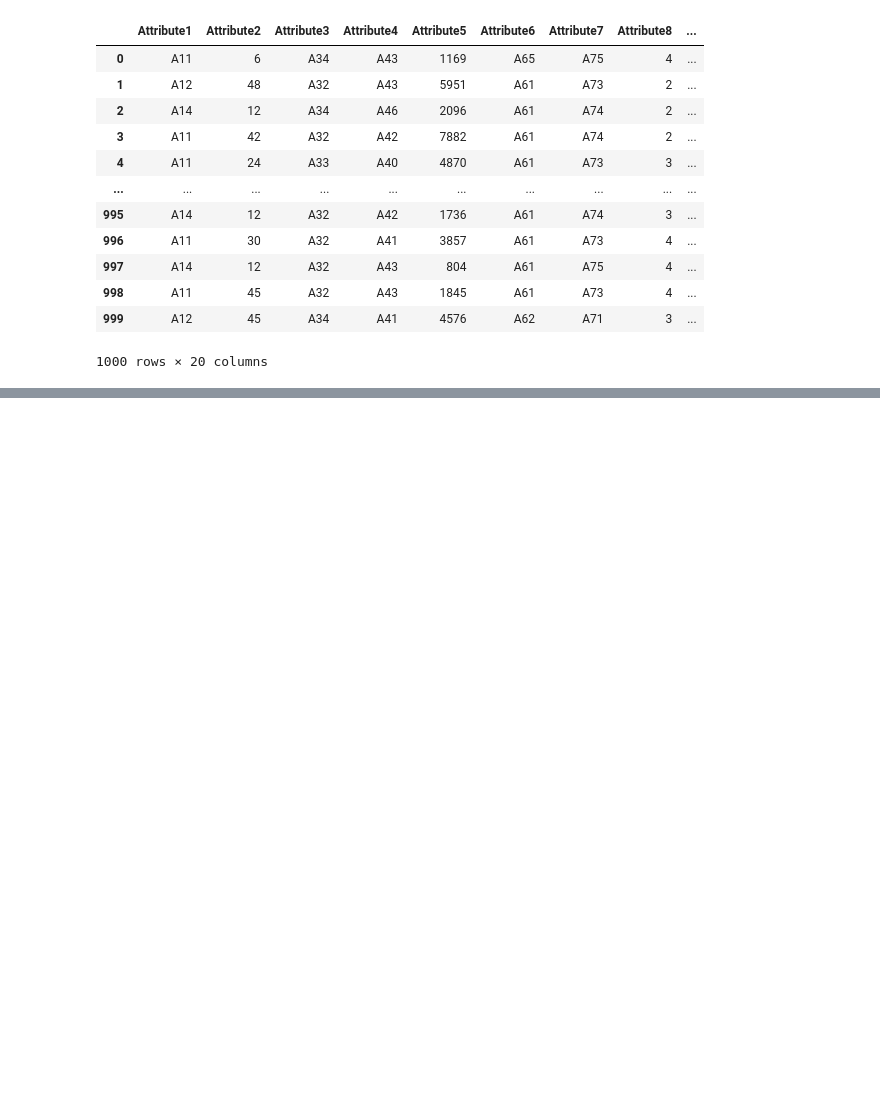
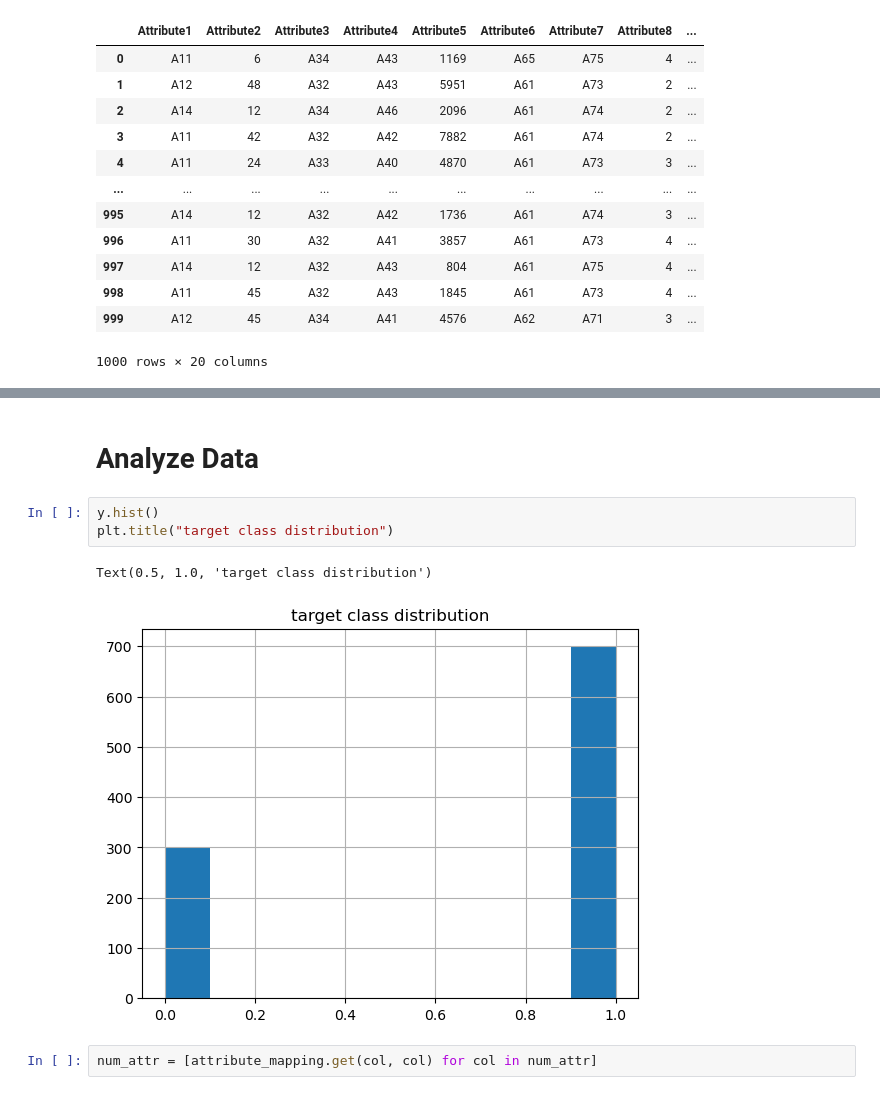
Before and after one commit to WiiLife/XAI_project, a Jupyter notebook: XAI_final_project.ipynb, the cells around one changed output, grey strips where cells are left out. Saved outputs shown, nothing was run; the diff lists cells and outputs as text; blank space fills up the shorter version.

```diff
--- a/XAI_final_project.ipynb
+++ b/XAI_final_project.ipynb
@@ -49,0 +201,10 @@ X
+# %% [markdown]
+# Analyze Data
+# %%
+y.hist()
+plt.title("target class distribution")
+# %% [output]
+Text(0.5, 1.0, 'target class distribution')
+[figure, added]
+# %%
+num_attr = [attribute_mapping.get(col, col) for col in num_attr]
```
Also changed, not shown: parts of 45 cells of this notebook.
